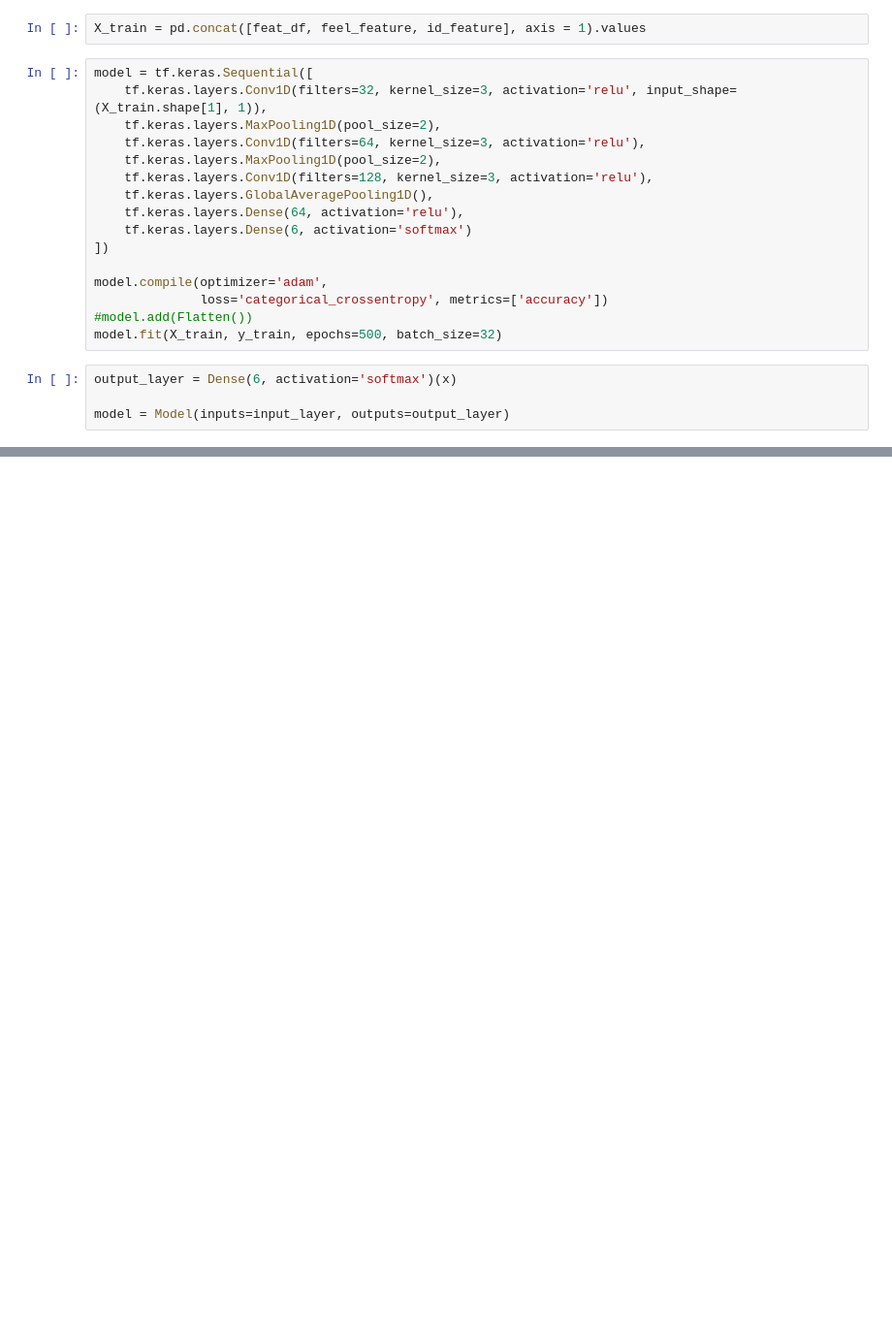
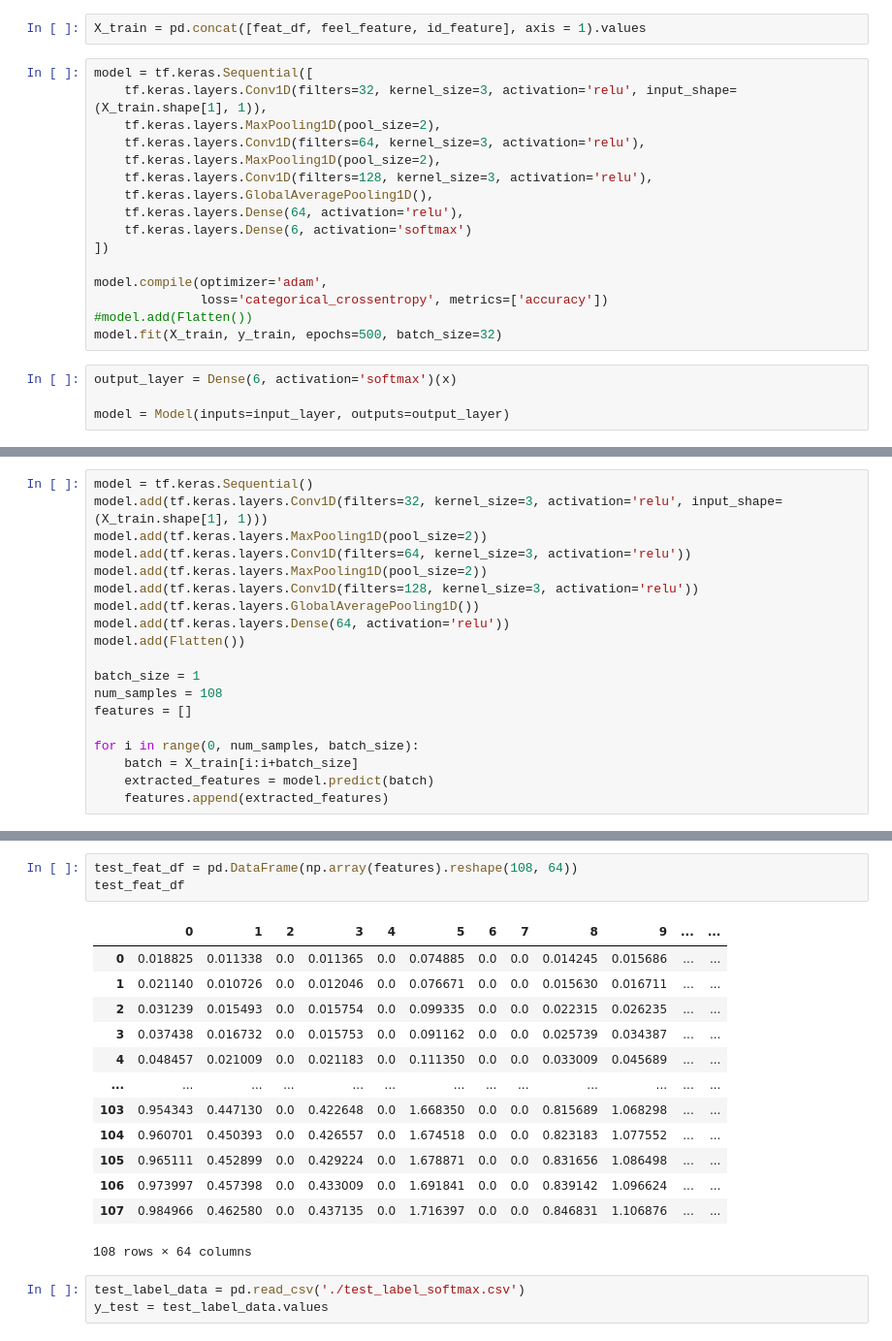
Before and after one commit to shOh-ai/Emotion_Score_Prediction, a Jupyter notebook: DL_model/multi-modal_DL/Final code.ipynb, the cells around one changed output, grey strips where cells are left out. Shown at 97% size. Cells and saved outputs as stored; diff of their text form; blank space fills up the shorter version.

```diff
--- a/DL_model/multi-modal_DL/Final code.ipynb
+++ b/DL_model/multi-modal_DL/Final code.ipynb
@@ -132,0 +144,19 @@ model = Model(inputs=input_layer, outputs=output_layer)
+# %%
+model = tf.keras.Sequential()
+model.add(tf.keras.layers.Conv1D(filters=32, kernel_size=3, activation='relu', input_shape=(X_train.shape[1], 1)))
+model.add(tf.keras.layers.MaxPooling1D(pool_size=2))
+model.add(tf.keras.layers.Conv1D(filters=64, kernel_size=3, activation='relu'))
+model.add(tf.keras.layers.MaxPooling1D(pool_size=2))
+model.add(tf.keras.layers.Conv1D(filters=128, kernel_size=3, activation='relu'))
+model.add(tf.keras.layers.GlobalAveragePooling1D())
+model.add(tf.keras.layers.Dense(64, activation='relu'))
+model.add(Flatten())
+
+batch_size = 1
+num_samples = 108
+features = []
+
+for i in range(0, num_samples, batch_size):
+    batch = X_train[i:i+batch_size]
+    extracted_features = model.predict(batch)
+    features.append(extracted_features)
@@ -132,0 +181,20 @@ model = Model(inputs=input_layer, outputs=output_layer)
+# %%
+test_feat_df = pd.DataFrame(np.array(features).reshape(108, 64))
+test_feat_df
+# %% [output]
+|  | 0 | 1 | 2 | 3 | 4 | 5 | 6 | 7 | 8 | 9 | ... | ... |
+| 0 | 0.018825 | 0.011338 | 0.0 | 0.011365 | 0.0 | 0.074885 | 0.0 | 0.0 | 0.014245 | 0.015686 | ... | ... |
+| 1 | 0.021140 | 0.010726 | 0.0 | 0.012046 | 0.0 | 0.076671 | 0.0 | 0.0 | 0.015630 | 0.016711 | ... | ... |
+| 2 | 0.031239 | 0.015493 | 0.0 | 0.015754 | 0.0 | 0.099335 | 0.0 | 0.0 | 0.022315 | 0.026235 | ... | ... |
+| 3 | 0.037438 | 0.016732 | 0.0 | 0.015753 | 0.0 | 0.091162 | 0.0 | 0.0 | 0.025739 | 0.034387 | ... | ... |
+| 4 | 0.048457 | 0.021009 | 0.0 | 0.021183 | 0.0 | 0.111350 | 0.0 | 0.0 | 0.033009 | 0.045689 | ... | ... |
+| ... | ... | ... | ... | ... | ... | ... | ... | ... | ... | ... | ... | ... |
+| 103 | 0.954343 | 0.447130 | 0.0 | 0.422648 | 0.0 | 1.668350 | 0.0 | 0.0 | 0.815689 | 1.068298 | ... | ... |
+| 104 | 0.960701 | 0.450393 | 0.0 | 0.426557 | 0.0 | 1.674518 | 0.0 | 0.0 | 0.823183 | 1.077552 | ... | ... |
+| 105 | 0.965111 | 0.452899 | 0.0 | 0.429224 | 0.0 | 1.678871 | 0.0 | 0.0 | 0.831656 | 1.086498 | ... | ... |
+| 106 | 0.973997 | 0.457398 | 0.0 | 0.433009 | 0.0 | 1.691841 | 0.0 | 0.0 | 0.839142 | 1.096624 | ... | ... |
+| 107 | 0.984966 | 0.462580 | 0.0 | 0.437135 | 0.0 | 1.716397 | 0.0 | 0.0 | 0.846831 | 1.106876 | ... | ... |
+108 rows × 64 columns
+# %%
+test_label_data = pd.read_csv('./test_label_softmax.csv')
+y_test = test_label_data.values
```
Also changed, not shown: parts of 8 cells of this notebook, 7 other files.
